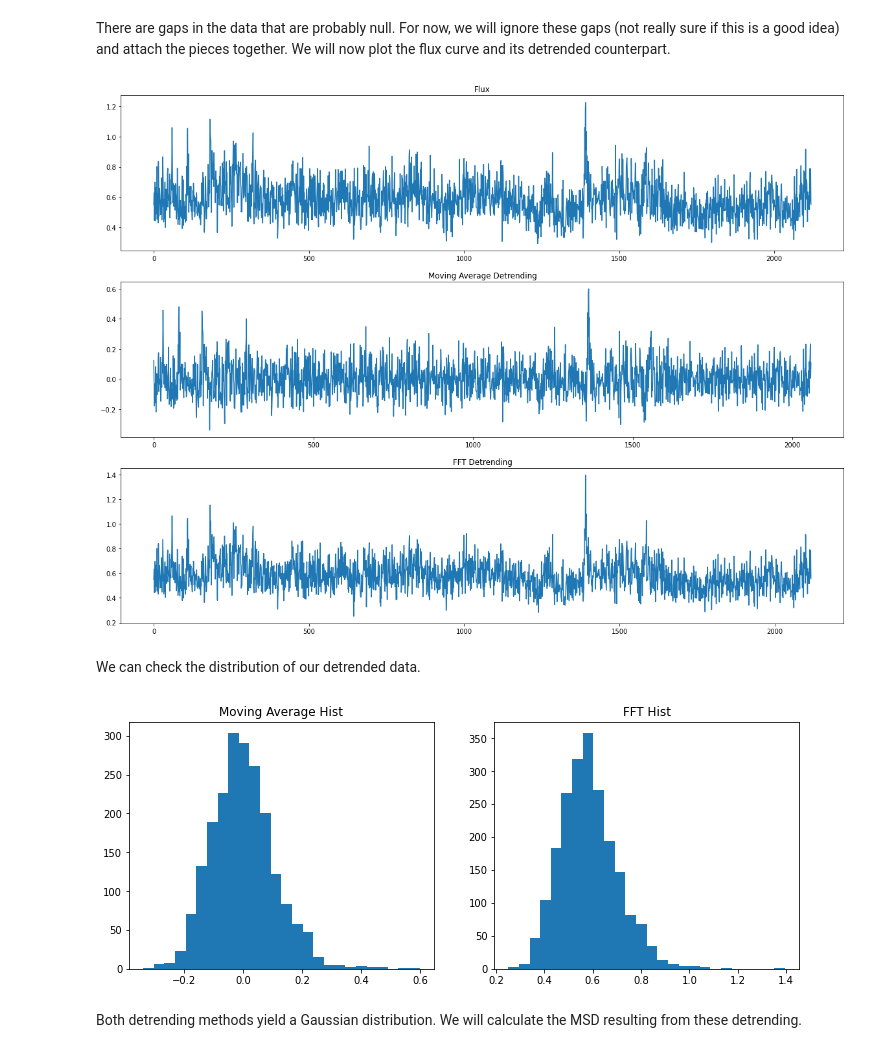
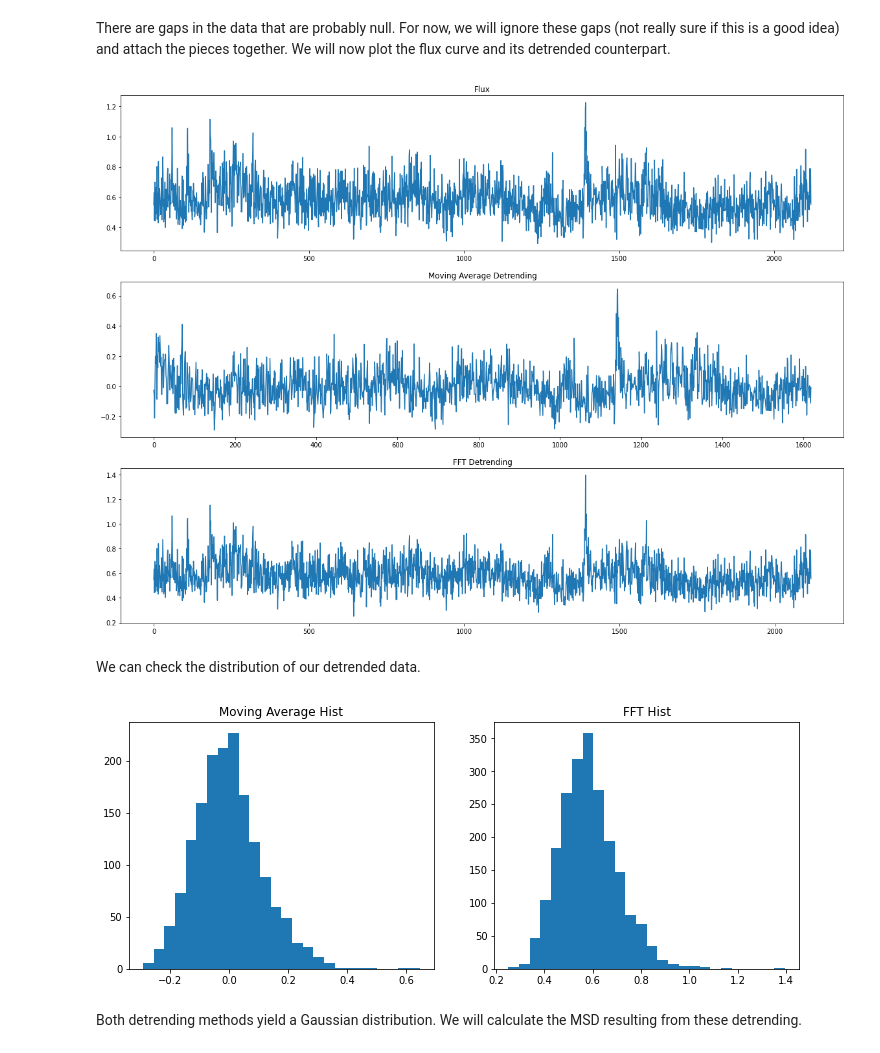
Before and after one commit to xxtofff/Physics-305, a Jupyter notebook: notebooks/light_curves.ipynb, the cells around one changed output. Drawn from its saved outputs; the diff is of its cells as text; code cells hidden in the pictures.

```diff
--- a/notebooks/light_curves.ipynb
+++ b/notebooks/light_curves.ipynb
@@ -166,26 +166,26 @@ plt.show()
 There are gaps in the data that are probably null. For now, we will ignore these gaps (not really sure if this is a good idea) and attach the pieces together. We will now plot the flux curve and its detrended counterpart.
 # %%
 flux = light_curve.Flux
-movave_flux = mov_ave_detrend(flux, 30)
+movave_flux = mov_ave_detrend(flux, 250)
 fft_flux = fft_detrend(flux, 250)
 
 plt.figure(figsize=(20,15))
 
 plt.subplot(3,1,1)
 plt.title('Flux')
 plt.plot(flux)
 
 plt.subplot(3,1,2)
 plt.title('Moving Average Detrending')
 plt.plot(movave_flux)
 
 plt.subplot(3,1,3)
 plt.title('FFT Detrending')
 plt.plot(fft_flux)
 
 plt.show()
 # %% [output]
-[figure, old version]
+[figure, new version]
 # %% [markdown]
 We can check the distribution of our detrended data.
 # %%
@@ -201,7 +201,7 @@ plt.title('FFT Hist')
 
 plt.show()
 # %% [output]
-[figure, old version]
+[figure, new version]
 # %% [markdown]
 Both detrending methods yield a Gaussian distribution. We will calculate the MSD resulting from these detrending.
 # %%
```
Also changed, not shown: parts of 3 cells of this notebook.
